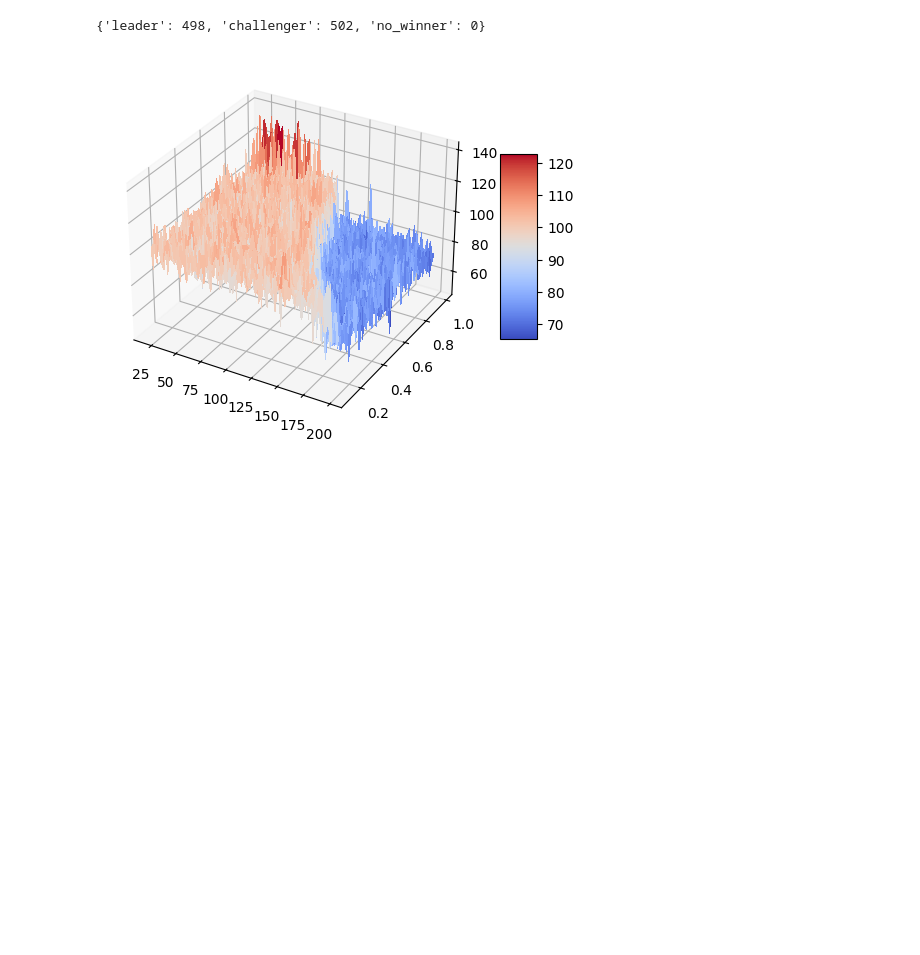
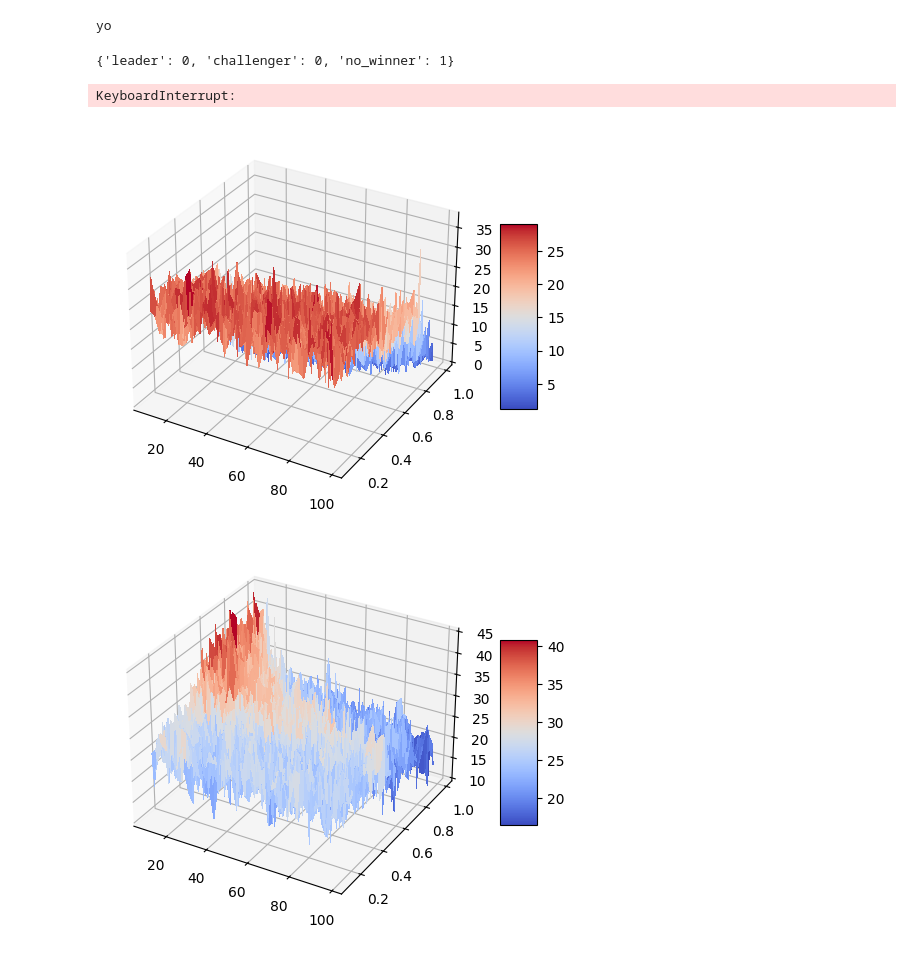
Before and after one commit to jackyisclever/Politic-stimulation, a Jupyter notebook: _playground.ipynb, the cells around one changed output. Saved outputs shown, nothing was run; the diff lists cells and outputs as text; code cells hidden in the pictures; blank space fills up the shorter version.

```diff
--- a/_playground.ipynb
+++ b/_playground.ipynb
@@ -6,10 +6,11 @@ import numpy as np
 from matplotlib import cm
 
 
-game = Game(500,250,150)
+game = Game(500,250,150,quick = True)
 game.mute = True
-game.play(1000)
+game.play(1)
 game.history
 # %% [output]
-{'leader': 498, 'challenger': 502, 'no_winner': 0}
+yo
+{'leader': 0, 'challenger': 0, 'no_winner': 1}
 # %%
@@ -17,16 +18,21 @@ ks = np.arange(20, 200, 2)
 Ws = np.arange(0.1, 1, 0.01)
 # %%
 def f(k, W):
-  game = Game(200,k, int(k*W))
+  game = Game(100,k, int(k*W))
   game.mute = True
-  for i in range(200):
+  for i in range(50):
     game.play()
-  return game.history['leader']
+  return game.history['leader'], game.history['challenger'], game.history['no_winner']
 
-values = np.zeros((len(ks), len(Ws)))
+values1 = np.zeros((len(ks), len(Ws)))
+values2 = np.zeros((len(ks), len(Ws)))
+values3 = np.zeros((len(ks), len(Ws)))
+
 for i, k in enumerate(tqdm(ks)):
   for j, W in enumerate(Ws):
-    values[i, j] = f(k, W)
+    values1[i, j],values2[i, j],values3[i, j] = f(k, W)
+# %% [output]
+KeyboardInterrupt:
 # %%
 # Convert ks and Ws to numpy arrays if they are not already
 ks = np.array(ks)
@@ -40,11 +46,24 @@ fig = plt.figure()
 ax = fig.add_subplot(111, projection='3d')
 
 # Plot the surface
-surf = ax.plot_surface(K, W, values, cmap=cm.coolwarm, linewidth=0, antialiased=False)
+surf = ax.plot_surface(K, W, values1.T, cmap=cm.coolwarm, linewidth=0, antialiased=False)
 
 # Add a color bar
 fig.colorbar(surf, shrink=0.5, aspect=5)
 
 plt.show()
 # %% [output]
-[figure, old version]
+[figure, new version]
+# %%
+# Create a 3D plot
+fig = plt.figure()
+ax = fig.add_subplot(111, projection='3d')
+
+surf = ax.plot_surface(K, W, values2.T, cmap=cm.coolwarm, linewidth=0, antialiased=False)
+
+# Add a color bar
+fig.colorbar(surf, shrink=0.5, aspect=5)
+
+plt.show()
+# %% [output]
+[figure, added]
```
Also changed, not shown: parts of 3 cells of this notebook, 1 other file.
